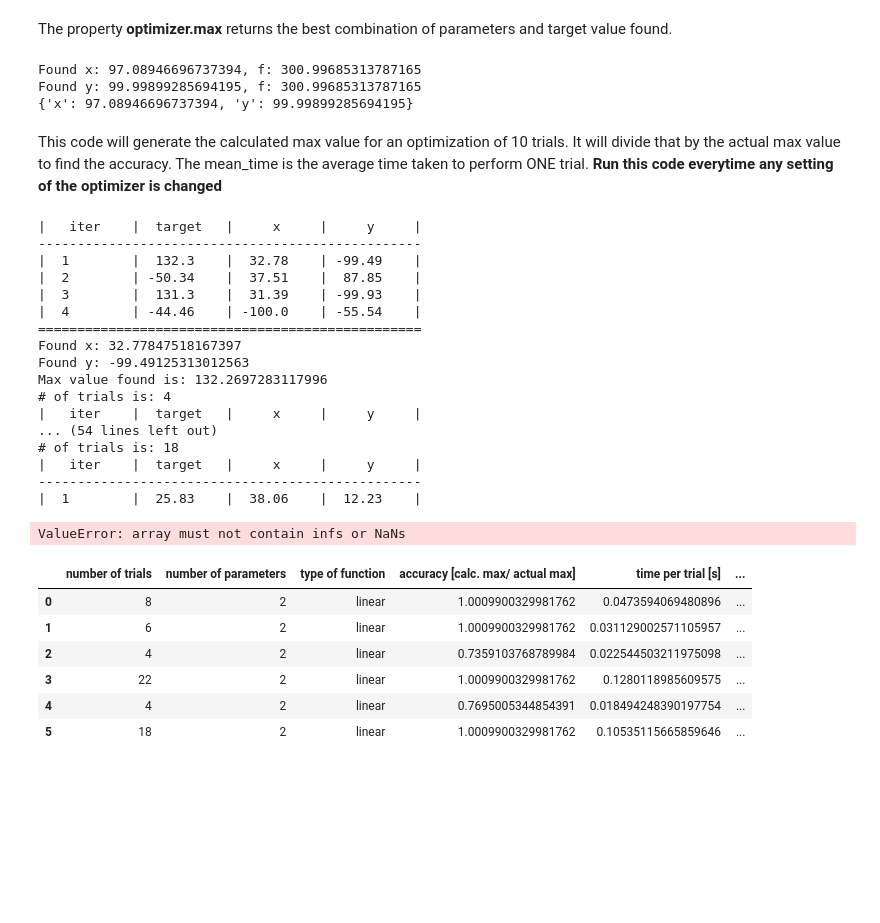
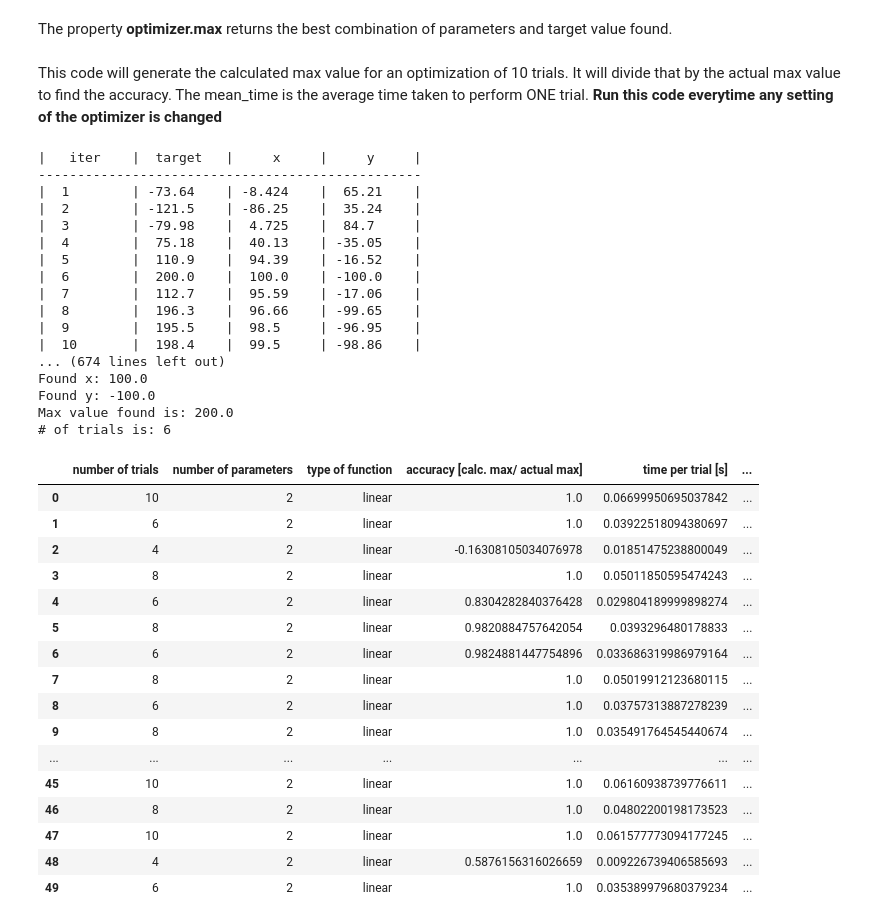
Before and after one commit to Optimistic-Optimizers/Black-Box-Optimization, a Jupyter notebook: Bayes_Opt.ipynb, the cells around one changed output. Drawn from its saved outputs; the diff is of its cells as text; code cells hidden in the pictures; blank space fills up the shorter version.

Commit message:
Fixed to export all data to one file

```diff
--- a/Bayes_Opt.ipynb
+++ b/Bayes_Opt.ipynb
@@ -96,17 +96,5 @@ Max value found is: 199.802189239545
 # %% [markdown]
 The property <strong>optimizer.max</strong> returns the best combination of parameters and target value found.
-# %%
-best_params = optimizer.max["params"]
-
-found_x = best_params['x']
-found_y = best_params['y']
-
-print("Found x: {}, f: {}".format(found_x, (func(found_x, found_y))))
-print("Found y: {}, f: {}".format(found_y, (func(found_x, found_y))))
-# %% [output]
-Found x: 97.08946696737394, f: 300.99685313787165
-Found y: 99.99899285694195, f: 300.99685313787165
-{'x': 97.08946696737394, 'y': 99.99899285694195}
 # %% [markdown]
 This code will generate the calculated max value for an optimization of 10 trials. It will divide that by the actual max value to find the accuracy. The mean_time is the average time taken to perform ONE trial. **Run this code everytime any setting of the optimizer is changed**
 # %%
@@ -121,12 +109,12 @@ z = []
 itr_time = []
 n_of_trials_vector = []
 
-for i in range(19):
+for i in range(50):
     start = time.time()
 
     pbounds = {'x': (xmin, xmax), 'y': (ymin, ymax)}
     optimizer = BayesianOptimization(f=func, pbounds=pbounds, verbose=3)
-    random = abs(int(np.round(np.random.randn(1)*5 + 4))) + 1
+    random = abs(int(np.round(np.random.randint(1, 5)+1)))
     optimizer.maximize(init_points = random,
                        n_iter = random)
 
@@ -155,22 +143,21 @@ for i in range(19):
 # %% [output]
 |   iter    |  target   |     x     |     y     |
 -------------------------------------------------
-|  1        |  132.3    |  32.78    | -99.49    |
-|  2        | -50.34    |  37.51    |  87.85    |
-|  3        |  131.3    |  31.39    | -99.93    |
-|  4        | -44.46    | -100.0    | -55.54    |
-=================================================
-Found x: 32.77847518167397
-Found y: -99.49125313012563
-Max value found is: 132.2697283117996
-# of trials is: 4
-|   iter    |  target   |     x     |     y     |
-... (54 lines left out)
-# of trials is: 18
-|   iter    |  target   |     x     |     y     |
--------------------------------------------------
-|  1        |  25.83    |  38.06    |  12.23    |
+|  1        | -73.64    | -8.424    |  65.21    |
+|  2        | -121.5    | -86.25    |  35.24    |
+|  3        | -79.98    |  4.725    |  84.7     |
+|  4        |  75.18    |  40.13    | -35.05    |
+|  5        |  110.9    |  94.39    | -16.52    |
+|  6        |  200.0    |  100.0    | -100.0    |
+|  7        |  112.7    |  95.59    | -17.06    |
+|  8        |  196.3    |  96.66    | -99.65    |
+|  9        |  195.5    |  98.5     | -96.95    |
+|  10       |  198.4    |  99.5     | -98.86    |
+... (674 lines left out)
+Found x: 100.0
+Found y: -100.0
+Max value found is: 200.0
+# of trials is: 6
-ValueError: array must not contain infs or NaNs
 # %%
 Type_of_optimizer = 'Bayes'
 n_of_trials_vector = np.asarray(n_of_trials_vector).reshape(-1,1)
@@ -180,14 +167,24 @@ type_of_opt = np.asarray([Type_of_optimizer]*accuracy.shape[0]).reshape(-1,1)
 num_of_params = np.asarray([n_of_params]*accuracy.shape[0]).reshape(-1,1)
 type_of_func = np.asarray([Type_of_function]*accuracy.shape[0]).reshape(-1,1)
 data = np.hstack((n_of_trials_vector, num_of_params, type_of_func, accuracy, mean_time, type_of_opt))
-df2 = pd.DataFrame(data, columns=['number of trials','number of parameters','type of function','accuracy [calc. max/ actual max]', 'time per trial [s]', 'type_of_opt'])
+df_Bayes = pd.DataFrame(data, columns=['number of trials','number of parameters','type of function','accuracy [calc. max/ actual max]', 'time per trial [s]', 'type_of_opt'])
-# %%
-df2
-# %% [output]
-|  | number of trials | number of parameters | type of function | accuracy [calc. max/ actual max] | time per trial [s] | ... |
-| 0 | 8 | 2 | linear | 1.0009900329981762 | 0.0473594069480896 | ... |
-| 1 | 6 | 2 | linear | 1.0009900329981762 | 0.031129002571105957 | ... |
-| 2 | 4 | 2 | linear | 0.7359103768789984 | 0.022544503211975098 | ... |
-| 3 | 22 | 2 | linear | 1.0009900329981762 | 0.1280118985609575 | ... |
-| 4 | 4 | 2 | linear | 0.7695005344854391 | 0.018494248390197754 | ... |
-| 5 | 18 | 2 | linear | 1.0009900329981762 | 0.10535115665859646 | ... |
+# %%
+df_Bayes
+# %% [output]
+|  | number of trials | number of parameters | type of function | accuracy [calc. max/ actual max] | time per trial [s] | ... |
+| 0 | 10 | 2 | linear | 1.0 | 0.06699950695037842 | ... |
+| 1 | 6 | 2 | linear | 1.0 | 0.03922518094380697 | ... |
+| 2 | 4 | 2 | linear | -0.16308105034076978 | 0.01851475238800049 | ... |
+| 3 | 8 | 2 | linear | 1.0 | 0.05011850595474243 | ... |
+| 4 | 6 | 2 | linear | 0.8304282840376428 | 0.029804189999898274 | ... |
+| 5 | 8 | 2 | linear | 0.9820884757642054 | 0.0393296480178833 | ... |
+| 6 | 6 | 2 | linear | 0.9824881447754896 | 0.033686319986979164 | ... |
+| 7 | 8 | 2 | linear | 1.0 | 0.05019912123680115 | ... |
+| 8 | 6 | 2 | linear | 1.0 | 0.03757313887278239 | ... |
+| 9 | 8 | 2 | linear | 1.0 | 0.035491764545440674 | ... |
+| ... | ... | ... | ... | ... | ... | ... |
+| 45 | 10 | 2 | linear | 1.0 | 0.06160938739776611 | ... |
+| 46 | 8 | 2 | linear | 1.0 | 0.04802200198173523 | ... |
+| 47 | 10 | 2 | linear | 1.0 | 0.061577773094177245 | ... |
+| 48 | 4 | 2 | linear | 0.5876156316026659 | 0.009226739406585693 | ... |
+| 49 | 6 | 2 | linear | 1.0 | 0.035389979680379234 | ... |
```
Also changed, not shown: parts of 5 cells of this notebook.
